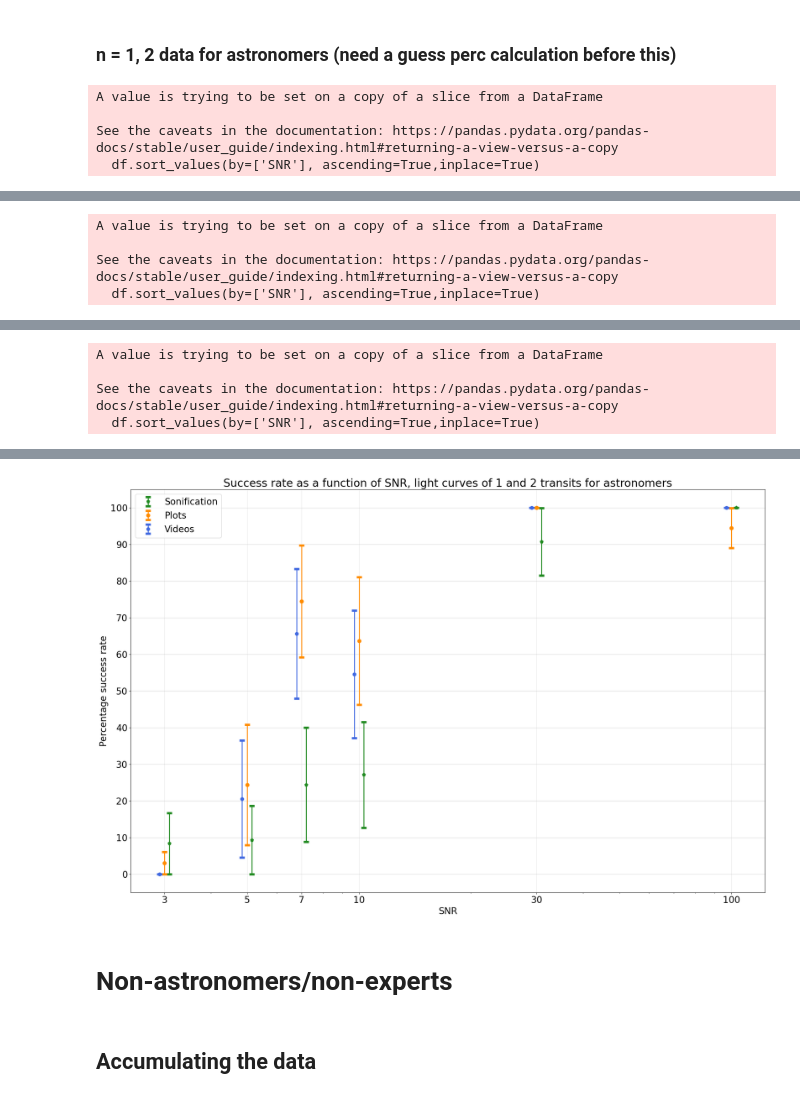
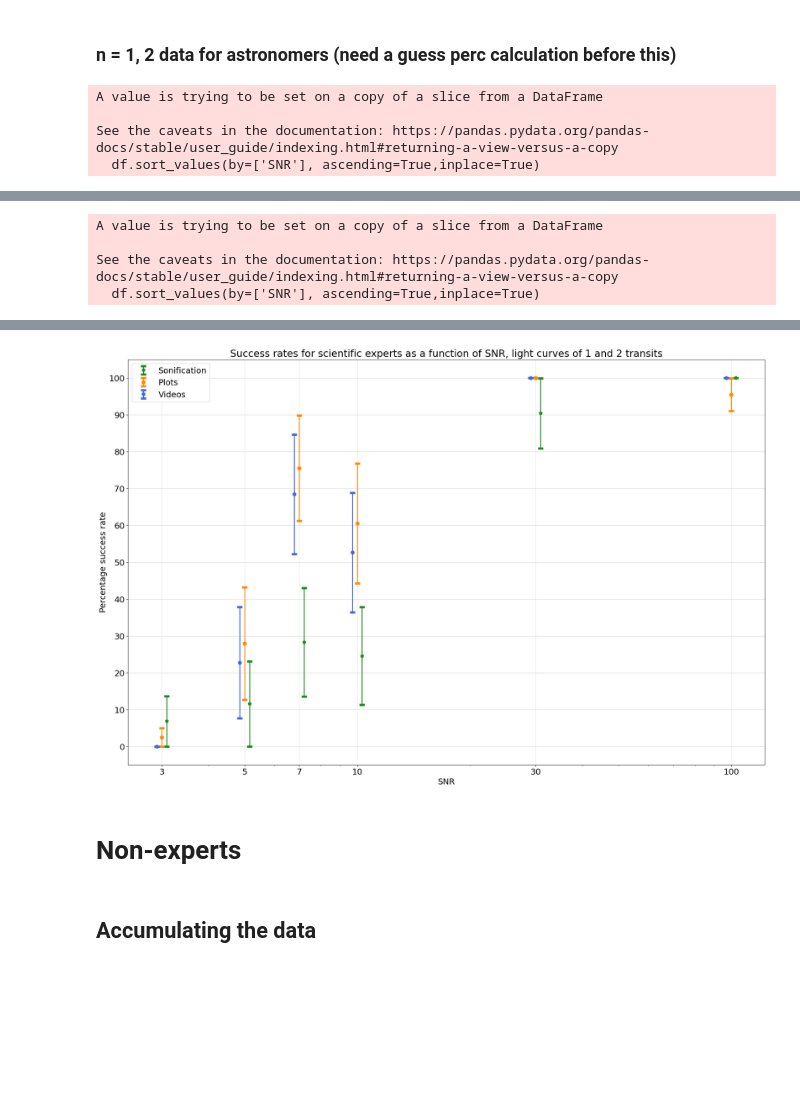
Before and after one commit to jacktuckerbrown/star-sound, a Jupyter notebook: analysis.ipynb, the cells around one changed output, grey strips where cells are left out. Drawn from its saved outputs; the diff is of its cells as text; code cells hidden in the pictures; blank space fills up the shorter version.

```diff
--- a/analysis.ipynb
+++ b/analysis.ipynb
@@ -1091,7 +1091,7 @@ for x in sets_astro['Data']:
 rtz = 0
 onestwos = 0
 
-for i in sets_astro['Data']:
+for i in sets_expert['Data']:
 
     j = i.iloc[0:6]
     #display(j)
@@ -1117,8 +1117,8 @@ Guess percentage = 6.176470588235294
 # %%
-suc_astro = []
-err_suc_astro = []
+suc_expert = []
+errsuc_expert = []
 
-for i in sets_astro['Data']:
+for i in sets_expert['Data']:
 
     j = i.iloc[0:6]
     #display(j)
@@ -1126,8 +1126,8 @@ for i in sets_astro['Data']:
     tot_n = 0
     tot_resp = 0
 
-    global suc_astro
-    global err_suc_astro
+    global suc_expert
+    global errsuc_expert
 
     for k in range(0,len(j['Name'])):
         n = j.iloc[k]['Number of correct answers']
@@ -1139,13 +1139,13 @@ for i in sets_astro['Data']:
 
         #print(tot_n,tot_resp)
 
-    suc_astro.append(tot_n/tot_resp*100)
-    err_suc_astro.append(np.sqrt(tot_resp)/tot_resp*100)
+    suc_expert.append(tot_n/tot_resp*100)
+    errsuc_expert.append(np.sqrt(tot_resp)/tot_resp*100)
 
-zero_astro_err = sort_errors(suc_astro,err_suc_astro)
+errsuc_expert_0 = sort_errors(suc_expert,errsuc_expert)
 
 f, ax = plt.subplots(figsize=(17,11))
-ax.bar([1,2,3], suc_astro, yerr=zero_astro_err, error_kw=dict(capthick=2, elinewidth=2, ecolor='black'), alpha=0.5,align='center', ecolor='black', capsize=60)
+ax.bar([1,2,3], suc_expert, yerr=errsuc_expert_0, error_kw=dict(capthick=2, elinewidth=2, ecolor='black'), alpha=0.5,align='center', ecolor='black', capsize=60)
 plt.ylim([0, 100])
 ax.set_ylabel("Percentage success rate")
 ax.set_xlabel("Light curve format")
@@ -1159,21 +1159,21 @@ ax.xaxis.set_major_locator(x_locator)
 # %% [markdown]
 ### n = 1, 2 data for astronomers (need a guess perc calculation before this)
 # %%
-n12sucsoundastro = []
-n12sucsoundastroerr = []
+suc_expert12_sound = []
+suc_expert12_sounderr = []
 
-n12sucvisualastro = []
-n12sucvisualastroerr = []
+suc_expert12_visual = []
+suc_expert12_visualerr = []
 
-n12sucvideoastro = []
-n12sucvideoastroerr = []
+suc_expert12_video = []
+suc_expert12_videoerr = []
 
 snr = []
 
 def sort(df):
     df.sort_values(by=['SNR'], ascending=True,inplace=True)
 
-for i in sets_astro['Data']:
+for i in sets_expert['Data']:
 
     j = i.iloc[6:18]
 
@@ -1187,55 +1187,55 @@ for i in sets_astro['Data']:
 
         if "sonification" in j.iloc[0]['Name']:
 
-            global n12sucsoundastro
+            global suc_expert12_sound
 
             tot = float(j.iloc[k]['Total responses']) + float(j.iloc[k+1]['Total responses'])
             correct = float(j.iloc[k]['Number of correct answers']) + float(j.iloc[k+1]['Number of correct answers'])
 
             err = np.sqrt(tot)/tot
-            n12sucsoundastro.append(correct/tot*100.0)
-            n12sucsoundastroerr.append(err*100.0)
+            suc_expert12_sound.append(correct/tot*100.0)
+            suc_expert12_sounderr.append(err*100.0)
 
-            print(n12sucsoundastro,n12sucsoundastroerr)
+            #print(suc_expert12_sound,suc_expert12_sounderr)
 
         elif "plot" in j.iloc[0]['Name']:
 
-            global n12sucvisualastro
+            global suc_expert12_visual
 
             tot = float(j.iloc[k]['Total responses']) + float(j.iloc[k+1]['Total responses'])
             correct = float(j.iloc[k]['Number of correct answers']) + float(j.iloc[k+1]['Number of correct answers'])
 
             err = np.sqrt(tot)/tot
-            n12sucvisualastro.append(correct/tot*100.0)
-            n12sucvisualastroerr.append(err*100.0)
+            suc_expert12_visual.append(correct/tot*100.0)
+            suc_expert12_visualerr.append(err*100.0)
 
         else:
 
-            global n12sucvideoastro
+            global suc_expert12_video
 
             tot = float(j.iloc[k]['Total responses']) + float(j.iloc[k+1]['Total responses'])
             correct = float(j.iloc[k]['Number of correct answers']) + float(j.iloc[k+1]['Number of correct answers'])
 
             err = np.sqrt(tot)/tot
-            n12sucvideoastro.append(correct/tot*100.0)
-            n12sucvideoastroerr.append(err*100.0)
+            suc_expert12_video.append(correct/tot*100.0)
+            suc_expert12_videoerr.append(err*100.0)
 
 f, ax = plt.subplots(figsize=(25, 16))
 
-a = sort_errors(n12sucsoundastro,n12sucsoundastroerr)
-b = sort_errors(n12sucvisualastro,n12sucvisualastroerr)
-c = sort_errors(n12sucvideoastro,n12sucvideoastroerr)
+a = sort_errors(suc_expert12_sound,suc_expert12_sounderr)
+b = sort_errors(suc_expert12_visual,suc_expert12_visualerr)
+c = sort_errors(suc_expert12_video,suc_expert12_videoerr)
 
 
-plt.errorbar([i + 0.03*i for i in snr], n12sucsoundastro, yerr=a, capthick=5, elinewidth=2,
+plt.errorbar([i + 0.03*i for i in snr], suc_expert12_sound, yerr=a, capthick=5, elinewidth=2,
              xerr=None,color = 'forestgreen', linestyle="None",
              marker='p', markersize=8, capsize=5.5, label='Sonification')
 
-plt.errorbar(snr, n12sucvisualastro, yerr=b, capthick=5, elinewidth=2,
+plt.errorbar(snr, suc_expert12_visual, yerr=b, capthick=5, elinewidth=2,
              xerr=None, color='darkorange', linestyle="None", marker='o',
              markersize=8, capsize=5.5, label='Plots')
 
-plt.errorbar([i - 0.03*i for i in snr], n12sucvideoastro,yerr=c, capthick=5, elinewidth=2,
+plt.errorbar([i - 0.03*i for i in snr], suc_expert12_video,yerr=c, capthick=5, elinewidth=2,
              xerr=None,color='royalblue', linestyle="None",
              marker='8', markersize=8, capsize=5.5, label='Videos')
 
@@ -1244,7 +1244,7 @@ plt.xscale("log")
 plt.legend(loc="best")#,fontsize='xx-large')
 ax.set_xlabel("SNR")
 ax.set_ylabel("Percentage success rate")
-ax.set_title("Success rate as a function of SNR, light curves of 1 and 2 transits for astronomers")
+ax.set_title("Success rates for scientific experts as a function of SNR, light curves of 1 and 2 transits")
 x_formatter = ticker.FixedFormatter(["3","5","7","10","30","100"])
 x_locator = ticker.FixedLocator([3,5,7,10,30,100])
 y_formatter = ticker.FixedFormatter(["0","10","20","30","40","50","60","70","80","90","100"])
@@ -1256,7 +1256,7 @@ ax.xaxis.set_major_locator(x_locator)
 ax.yaxis.set_major_formatter(y_formatter)
 ax.yaxis.set_major_locator(y_locator)
 
-#plt.savefig("n = 1,2 transits, astronomers.jpg")
+plt.savefig("n = 1,2 transits, experts.jpg")
 # %% [output]
 A value is trying to be set on a copy of a slice from a DataFrame
 
@@ -1301,5 +1299 @@ See the caveats in the documentation: https://pandas.pydata.org/pandas-docs/stab
-A value is trying to be set on a copy of a slice from a DataFrame
-
-See the caveats in the documentation: https://pandas.pydata.org/pandas-docs/stable/user_guide/indexing.html#returning-a-view-versus-a-copy
-  df.sort_values(by=['SNR'], ascending=True,inplace=True)
 |  | Name | Correct n | Number of correct answers | Total responses | # of 0s | # of 1s | # of 2s | # of 3s | ... |
@@ -1318,6 +1312,6 @@ See the caveats in the documentation: https://pandas.pydata.org/pandas-docs/stab
-[figure, old version]
+[figure, new version]
 # %% [markdown]
-# Non-astronomers/non-experts
+# Non-experts
 # %% [markdown]
 ## Accumulating the data
 # %%
```
Also changed, not shown: parts of 35 cells of this notebook.
